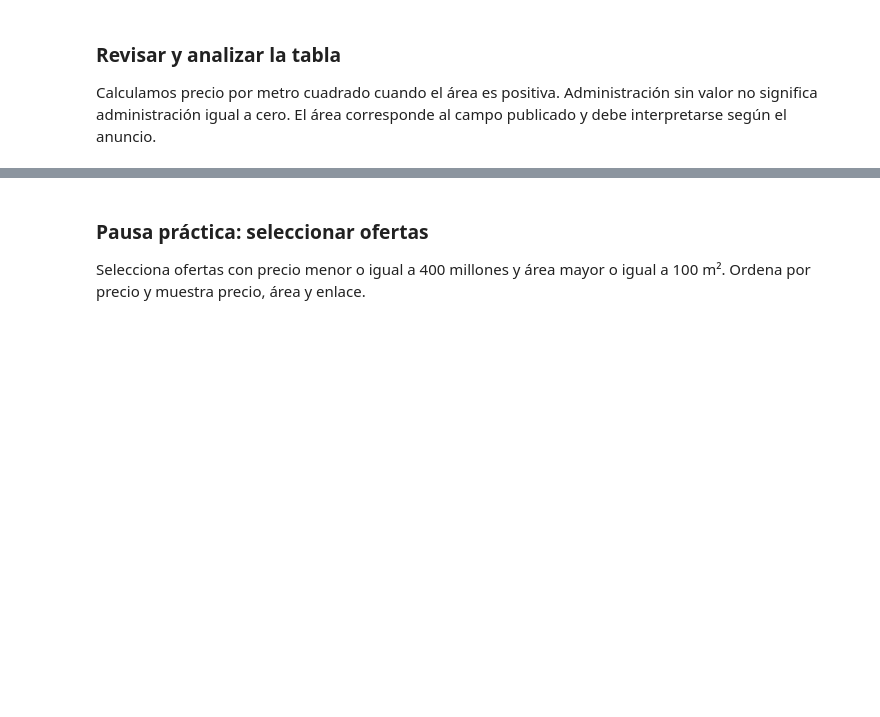
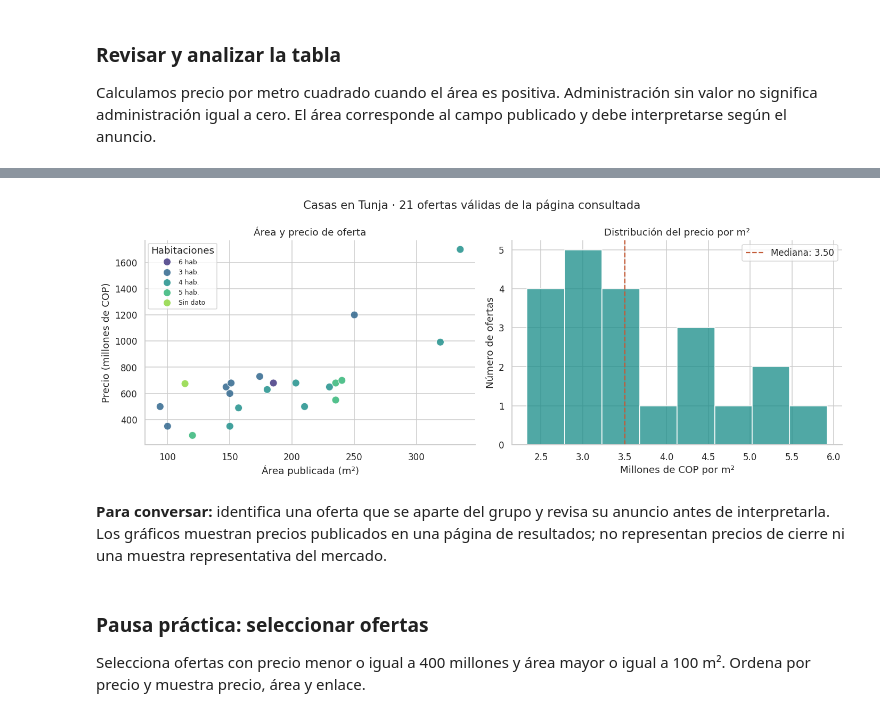
Before and after one commit to DSAlexRS/curso-datos-python, a Jupyter notebook: 04_Datos_desde_APIs_y_librerias.ipynb, the cells around one changed output, grey strips where cells are left out. Drawn from its saved outputs; the diff is of its cells as text; code cells hidden in the pictures; blank space fills up the shorter version.

```diff
--- a/04_Datos_desde_APIs_y_librerias.ipynb
+++ b/04_Datos_desde_APIs_y_librerias.ipynb
@@ -623,3 +706,43 @@ dtype: int64
+# %%
+# Trabajamos sobre una copia; precio y área deben ser positivos para calcular precio por m².
+ofertas_grafico = ofertas.loc[(ofertas["precio_cop"] > 0) & (ofertas["area_m2"] > 0)].copy()
+# Expresamos pesos en millones para que las escalas sean más legibles.
+ofertas_grafico["precio_millones"] = ofertas_grafico["precio_cop"] / 1_000_000
+ofertas_grafico["precio_m2_millones"] = ofertas_grafico["precio_m2_cop"] / 1_000_000
+# Tratamos las habitaciones como categorías y hacemos visibles los anuncios sin dato.
+ofertas_grafico["grupo_habitaciones"] = ofertas_grafico["habitaciones"].apply(
+    lambda valor: "Sin dato" if pd.isna(valor) else f"{valor:g} hab."
+)
+
+if not ofertas_grafico.empty:
+    # Creamos dos espacios: ejes[0] para la dispersión y ejes[1] para la distribución.
+    fig, ejes = plt.subplots(1, 2, figsize=(13, 5))
+    sns.scatterplot(data=ofertas_grafico, x="area_m2", y="precio_millones",
+                    hue="grupo_habitaciones", palette="viridis", s=85,
+                    alpha=0.85, edgecolor="white", ax=ejes[0])
+    ejes[0].set(title="Área y precio de oferta", xlabel="Área publicada (m²)",
+                ylabel="Precio (millones de COP)")
+    ejes[0].legend(title="Habitaciones", fontsize=8)
+    # Las barras cuentan ofertas dentro de cada intervalo de precio por m².
+    sns.histplot(data=ofertas_grafico, x="precio_m2_millones", bins=8,
+                 color="#168b87", edgecolor="white", ax=ejes[1])
+    # La mediana sirve como referencia central sin ocultar la dispersión de precios.
+    mediana_m2 = ofertas_grafico["precio_m2_millones"].median()
+    ejes[1].axvline(mediana_m2, color="#c35b38", linestyle="--",
+                   label=f"Mediana: {mediana_m2:.2f}")
+    ejes[1].set(title="Distribución del precio por m²", xlabel="Millones de COP por m²",
+                ylabel="Número de ofertas")
+    ejes[1].legend()
+    fig.suptitle(f"Casas en Tunja · {len(ofertas_grafico)} ofertas válidas de la página consultada", fontsize=14)
+    sns.despine()
+    plt.tight_layout()
+    plt.show()
+else:
+    print("No hay ofertas con precio y área positivos para graficar.")
+# %% [output]
+[figure, added]
+# %% [markdown]
+**Para conversar:** identifica una oferta que se aparte del grupo y revisa su anuncio antes de interpretarla. Los gráficos muestran precios publicados en una página de resultados; no representan precios de cierre ni una muestra representativa del mercado.
 # %% [markdown]
 ### Pausa práctica: seleccionar ofertas
 
```
Also changed, not shown: parts of 28 cells of this notebook.
